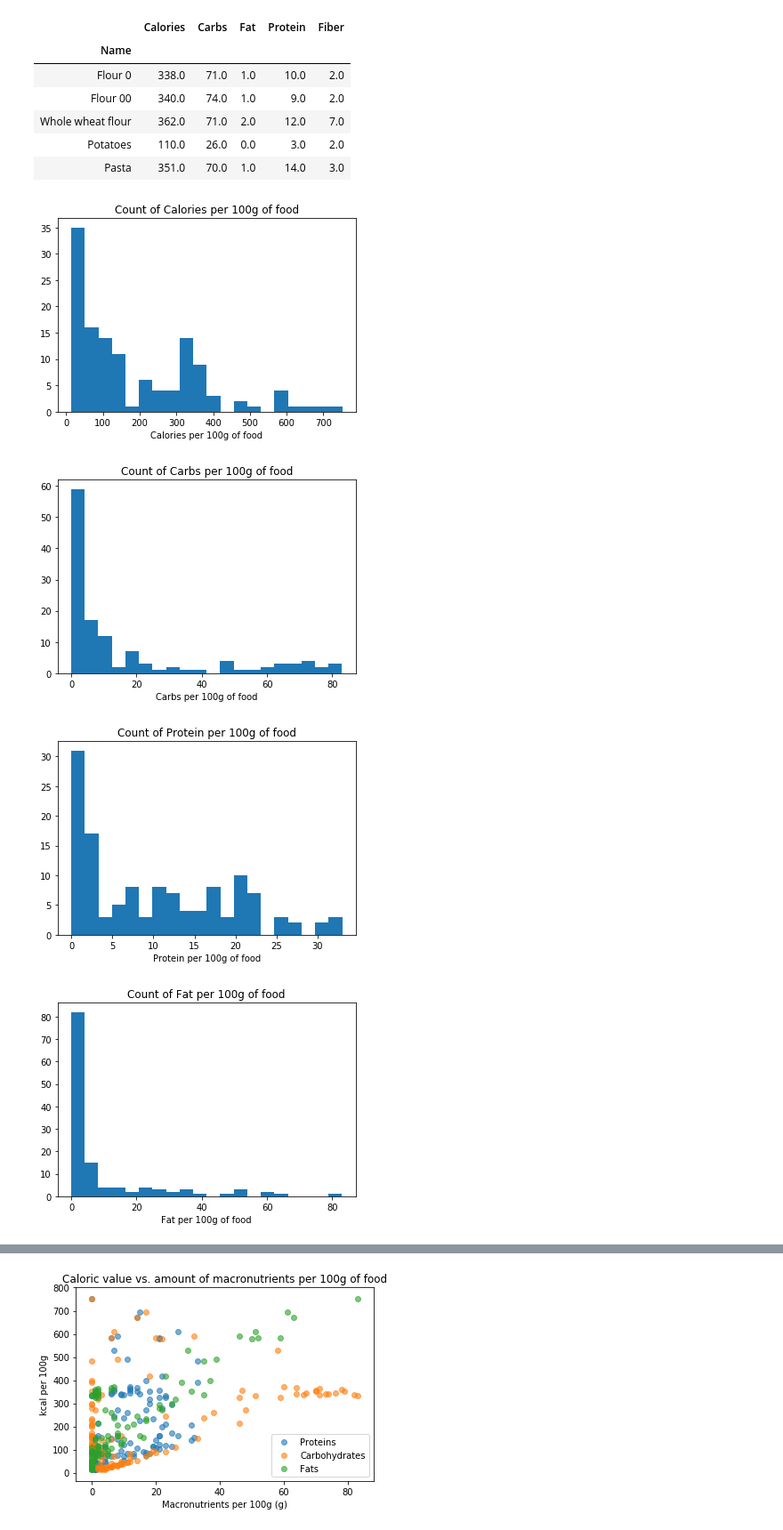
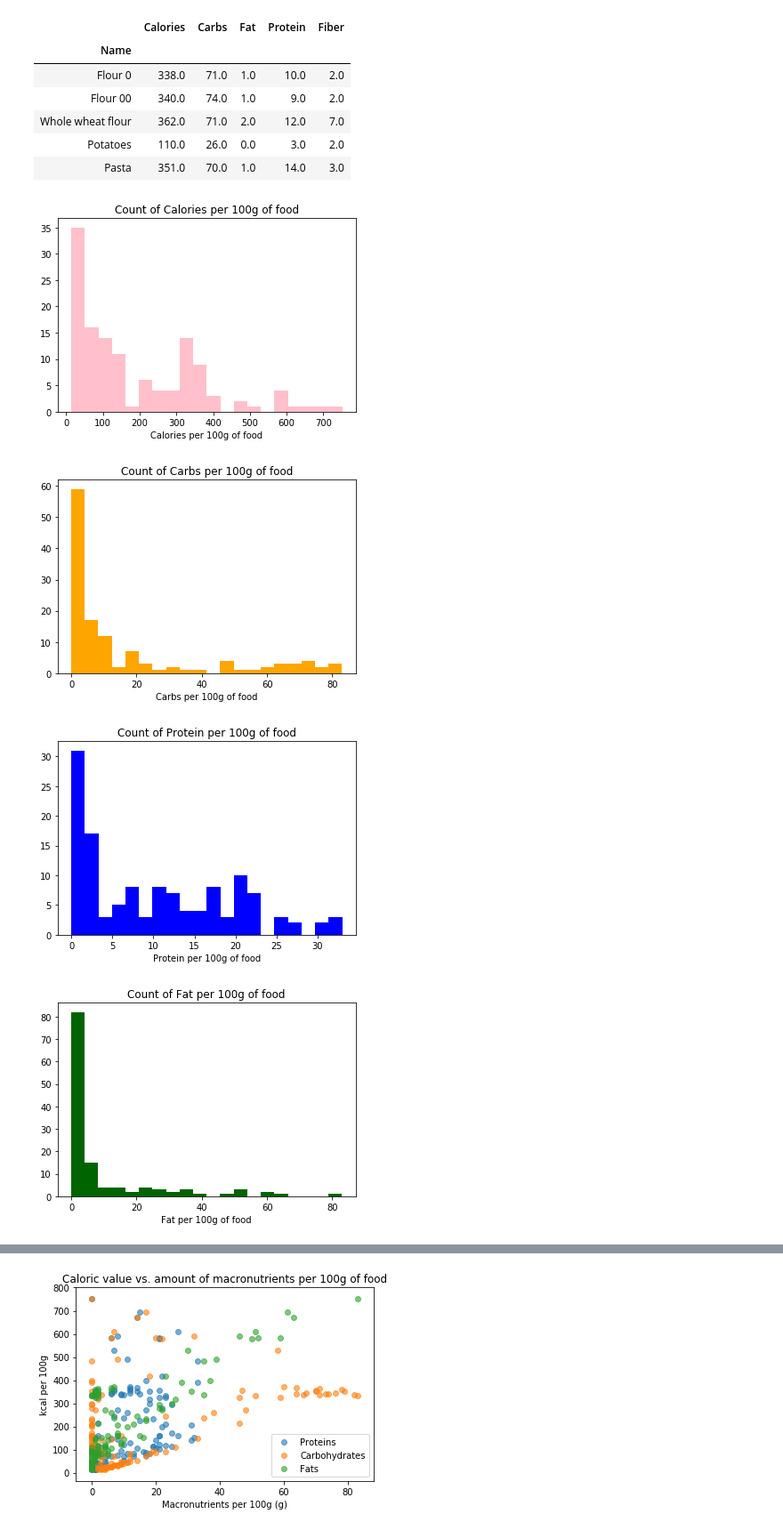
Before and after one commit to jbvasconcellos/foods, a Jupyter notebook: food.ipynb, the cells around one changed output, grey strips where cells are left out. Shown at 89% size. Drawn from its saved outputs; the diff is of its cells as text; code cells hidden in the pictures.

```diff
--- a/food.ipynb
+++ b/food.ipynb
@@ -156,16 +207,19 @@ memory usage: 6.0+ KB
 | Whole wheat flour | 362.0 | 71.0 | 2.0 | 12.0 | 7.0 |
 | Potatoes | 110.0 | 26.0 | 0.0 | 3.0 | 2.0 |
 | Pasta | 351.0 | 70.0 | 1.0 | 14.0 | 3.0 |
+# %%
+colors = ['pink', 'orange', 'blue', 'darkgreen', 'red']
+columns_dict = dict(zip(columns, colors))
 # %%
 import matplotlib.pyplot as plt
 
-for n in columns:
-    plt.hist(solid_foods[n], bins=20)
-    plt.xlabel(n + ' per 100g of food')
-    plt.title('Count of ' + n + ' per 100g of food')
+for column in columns_dict:
+    plt.hist(solid_foods[column], bins=20, color=columns_dict[column])
+    plt.xlabel(column + ' per 100g of food')
+    plt.title('Count of ' + column + ' per 100g of food')
     plt.show()
 # %% [output]
-[figure, old version]
+[figure, new version]
-[figure, old version]
+[figure, new version]
-[figure, old version]
+[figure, new version]
-[figure, old version]
+[figure, new version]
```
Also changed, not shown: parts of 20 cells of this notebook.
